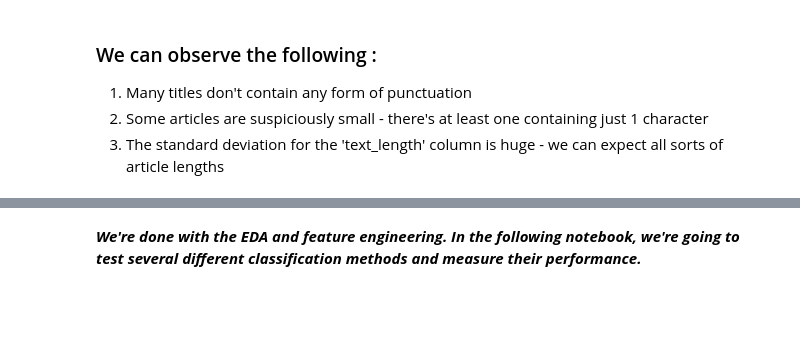
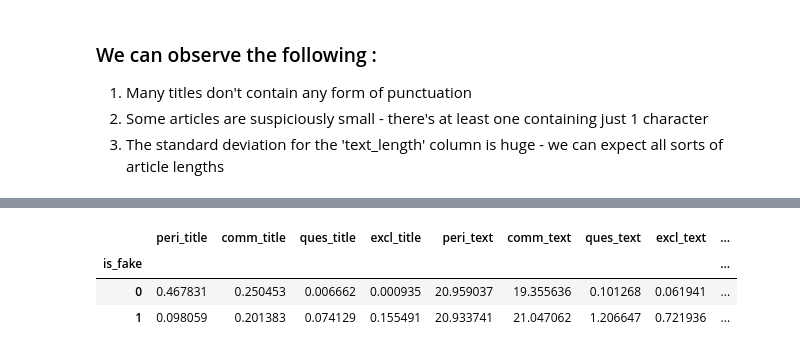
Before and after one commit to SpectraPhantom02/FakeNewsClassifier, a Jupyter notebook: analysis.ipynb, the cells around one changed output, grey strips where cells are left out. Cells and saved outputs as stored; diff of their text form; code cells hidden in the pictures; blank space fills up the shorter version.

```diff
--- a/analysis.ipynb
+++ b/analysis.ipynb
@@ -351,2 +378,7 @@ array([[<AxesSubplot:title={'center':'title_length'}>,
-# %% [markdown]
-***We're done with the EDA and feature engineering. In the following notebook, we're going to test several different classification methods and measure their performance.***
+# %%
+pd.concat([X_train, y_train], axis = 1).groupby('is_fake').mean()
+# %% [output]
+|  | peri_title | comm_title | ques_title | excl_title | peri_text | comm_text | ques_text | excl_text | ... |
+| is_fake |  |  |  |  |  |  |  |  | ... |
+| 0 | 0.467831 | 0.250453 | 0.006662 | 0.000935 | 20.959037 | 19.355636 | 0.101268 | 0.061941 | ... |
+| 1 | 0.098059 | 0.201383 | 0.074129 | 0.155491 | 20.933741 | 21.047062 | 1.206647 | 0.721936 | ... |
```
Also changed, not shown: parts of 18 cells of this notebook, 4 other files.
